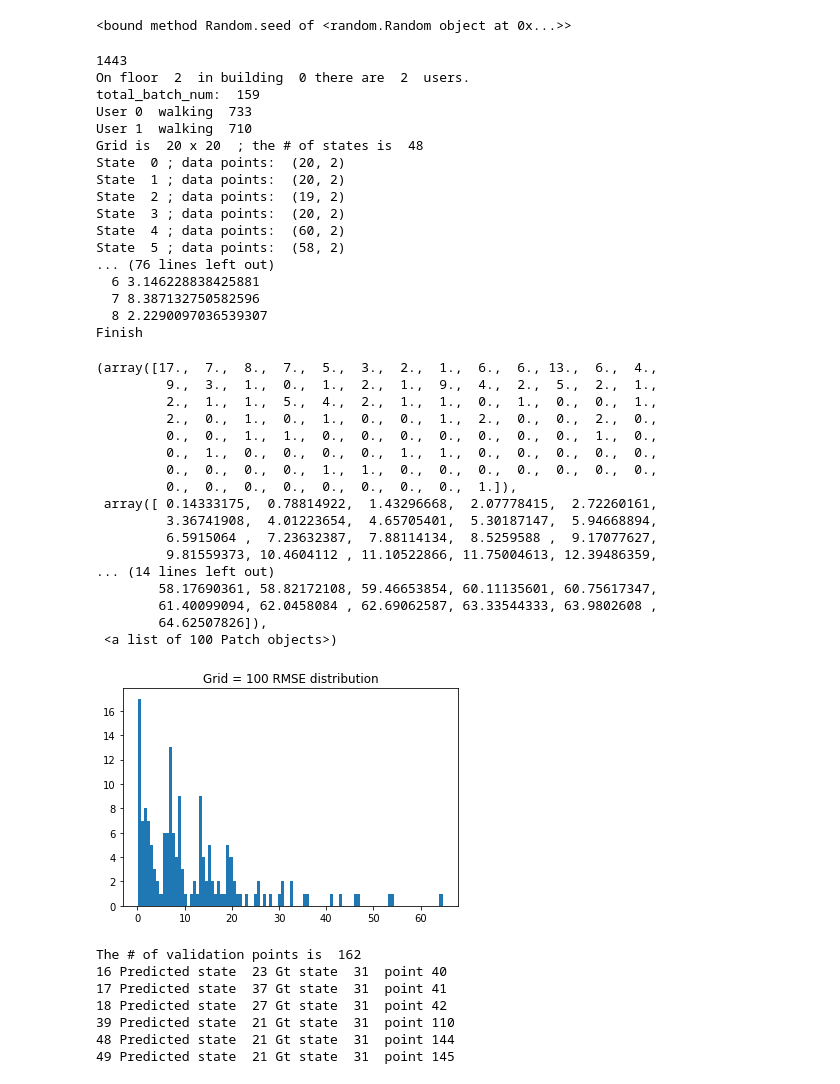
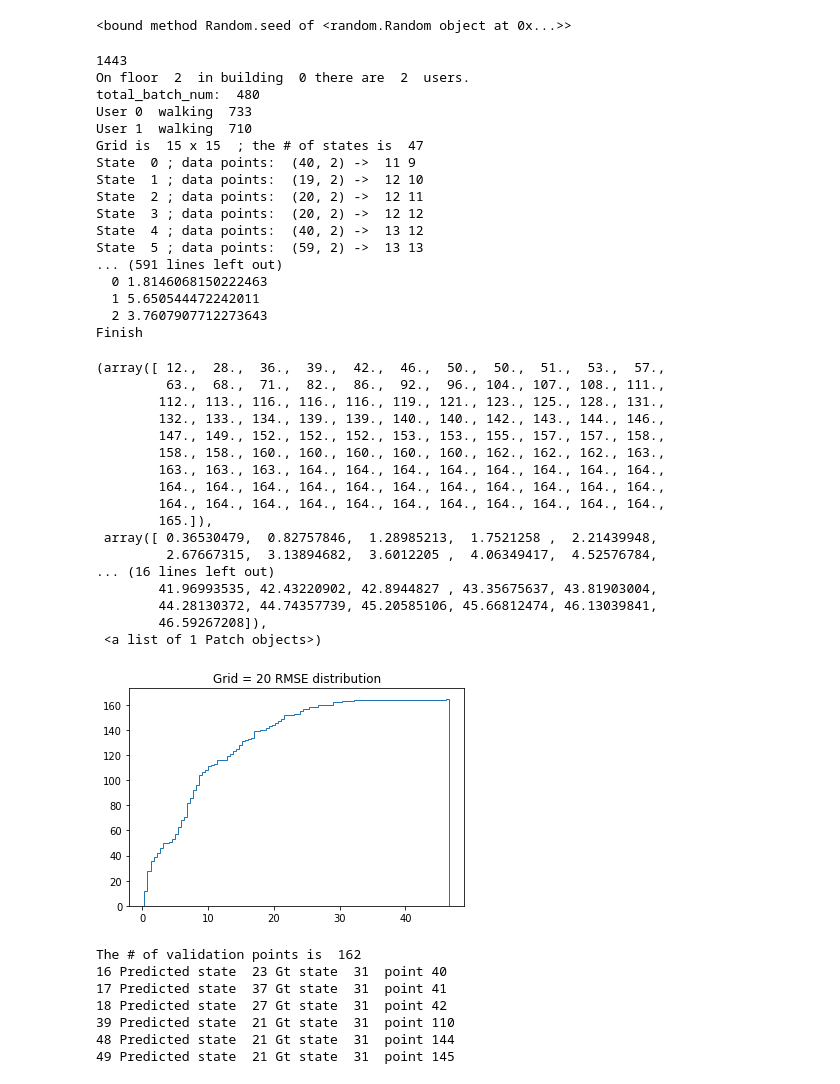
Before and after one commit to heathcliffYang/CRF, a Jupyter notebook: CRF_Principle_axis_matrix.ipynb, the cells around one changed output. Cells and saved outputs as stored; diff of their text form; code cells hidden in the pictures.

```diff
--- a/CRF_Principle_axis_matrix.ipynb
+++ b/CRF_Principle_axis_matrix.ipynb
@@ -74,7 +74,7 @@ for floor in range(2,3):
         print("On floor ", floor, " in building ", building, "there are ", user_num, " users.")
 
         ## Make grids
-        grid_slice = 20
+        grid_slice = 15
         grids = 2
         kmeans = KMeans(n_clusters = grids, random_state=0).fit(wifi_loc_time[:, 520:522])
         centers = kmeans.cluster_centers_
@@ -112,7 +112,7 @@ for floor in range(2,3):
                     user_walking_num[user_index] += 1
 
         ## set the sequence length of observed walking tracks
-        seq_window = 9
+        seq_window = 3
         total_batch_num = 0
 
         ## compute all users' walking sequences and add them as number of batches
@@ -188,7 +188,7 @@ for floor in range(2,3):
                     iter_window = iter_window + 1
         print("Grid is ", grid_slice, "x", grid_slice, " ; the # of states is ", state_count)
         for s in range(state_count):
-            print("State ", s, "; data points: ", state_map_grid[s][4].shape)
+            print("State ", s, "; data points: ", state_map_grid[s][4].shape, "-> ", state_map_grid[s][0], state_map_grid[s][1])
             state_map_grid[s][2] = state_map_grid[s][2].fit(state_map_grid[s][3], state_map_grid[s][4])
 
         # Testing
@@ -265,8 +265,10 @@ for floor in range(2,3):
                 for x in range(state_count):
                     min_dist[x,0] = math.sqrt(pow((float(state_map_grid[x][0])+0.5)*longitude_list[1]+longitude_list[2] - coordinates_v[s][0],2)+\
                               pow((float(state_map_grid[x][1])+0.5)*latitude_list[1]+latitude_list[2] - coordinates_v[s][1],2))
+                    print("distance from state ", x, " is ", min_dist[x,0])
                 map_distance += np.min(min_dist)
                 state_tag[i][j] = np.argmin(min_dist)
+                print("Finally we choose state ", state_tag[i][j], " -> ", i, j)
 
             batch_wifi_v[iter_batch][iter_window] = wifi_loc_time_v[s][:520]
             batch_loc_v[iter_batch,iter_window] = state_tag[i][j]
@@ -394,47 +396,47 @@ for floor in range(2,3):
 # %% [output]
 1443
 On floor  2  in building  0 there are  2  users.
-total_batch_num:  159
+total_batch_num:  480
 User 0  walking  733
 User 1  walking  710
-Grid is  20 x 20  ; the # of states is  48
-State  0 ; data points:  (20, 2)
-State  1 ; data points:  (20, 2)
-State  2 ; data points:  (19, 2)
-State  3 ; data points:  (20, 2)
-State  4 ; data points:  (60, 2)
-State  5 ; data points:  (58, 2)
-... (76 lines left out)
-  6 3.146228838425881
-  7 8.387132750582596
-  8 2.2290097036539307
+Grid is  15 x 15  ; the # of states is  47
+State  0 ; data points:  (40, 2) ->  11 9
+State  1 ; data points:  (19, 2) ->  12 10
+State  2 ; data points:  (20, 2) ->  12 11
+State  3 ; data points:  (20, 2) ->  12 12
+State  4 ; data points:  (40, 2) ->  13 12
+State  5 ; data points:  (59, 2) ->  13 13
+... (591 lines left out)
+  0 1.8146068150222463
+  1 5.650544472242011
+  2 3.7607907712273643
 Finish
 # %%
 n_bins = 100
 plt.title("Grid = "+str(grid_slice)+" RMSE distribution")
-plt.hist(error_list, bins=n_bins)
+# plt.hist(error_list, bins=n_bins)
 # plt.show()
-# plt.hist(error_list, bins=n_bins, cumulative=True, histtype='step')
+plt.hist(error_list, bins=n_bins, cumulative=True, histtype='step')
 # plt.show()
 # %% [output]
-(array([17.,  7.,  8.,  7.,  5.,  3.,  2.,  1.,  6.,  6., 13.,  6.,  4.,
-         9.,  3.,  1.,  0.,  1.,  2.,  1.,  9.,  4.,  2.,  5.,  2.,  1.,
-         2.,  1.,  1.,  5.,  4.,  2.,  1.,  1.,  0.,  1.,  0.,  0.,  1.,
-         2.,  0.,  1.,  0.,  1.,  0.,  0.,  1.,  2.,  0.,  0.,  2.,  0.,
-         0.,  0.,  1.,  1.,  0.,  0.,  0.,  0.,  0.,  0.,  0.,  1.,  0.,
-         0.,  1.,  0.,  0.,  0.,  0.,  1.,  1.,  0.,  0.,  0.,  0.,  0.,
-         0.,  0.,  0.,  0.,  1.,  1.,  0.,  0.,  0.,  0.,  0.,  0.,  0.,
-         0.,  0.,  0.,  0.,  0.,  0.,  0.,  0.,  1.]),
- array([ 0.14333175,  0.78814922,  1.43296668,  2.07778415,  2.72260161,
-         3.36741908,  4.01223654,  4.65705401,  5.30187147,  5.94668894,
-         6.5915064 ,  7.23632387,  7.88114134,  8.5259588 ,  9.17077627,
-         9.81559373, 10.4604112 , 11.10522866, 11.75004613, 12.39486359,
-... (14 lines left out)
-        58.17690361, 58.82172108, 59.46653854, 60.11135601, 60.75617347,
-        61.40099094, 62.0458084 , 62.69062587, 63.33544333, 63.9802608 ,
-        64.62507826]),
- <a list of 100 Patch objects>)
+(array([ 12.,  28.,  36.,  39.,  42.,  46.,  50.,  50.,  51.,  53.,  57.,
+         63.,  68.,  71.,  82.,  86.,  92.,  96., 104., 107., 108., 111.,
+        112., 113., 116., 116., 116., 119., 121., 123., 125., 128., 131.,
+        132., 133., 134., 139., 139., 140., 140., 142., 143., 144., 146.,
+        147., 149., 152., 152., 152., 153., 153., 155., 157., 157., 158.,
+        158., 158., 160., 160., 160., 160., 160., 162., 162., 162., 163.,
+        163., 163., 163., 164., 164., 164., 164., 164., 164., 164., 164.,
+        164., 164., 164., 164., 164., 164., 164., 164., 164., 164., 164.,
+        164., 164., 164., 164., 164., 164., 164., 164., 164., 164., 164.,
+        165.]),
+ array([ 0.36530479,  0.82757846,  1.28985213,  1.7521258 ,  2.21439948,
+         2.67667315,  3.13894682,  3.6012205 ,  4.06349417,  4.52576784,
+... (16 lines left out)
+        41.96993535, 42.43220902, 42.8944827 , 43.35675637, 43.81903004,
+        44.28130372, 44.74357739, 45.20585106, 45.66812474, 46.13039841,
+        46.59267208]),
+ <a list of 1 Patch objects>)
-[figure, old version]
+[figure, new version]
 # %%
 it = 0
 num_of_pnt = 0
```
Also changed, not shown: 1 other file.
